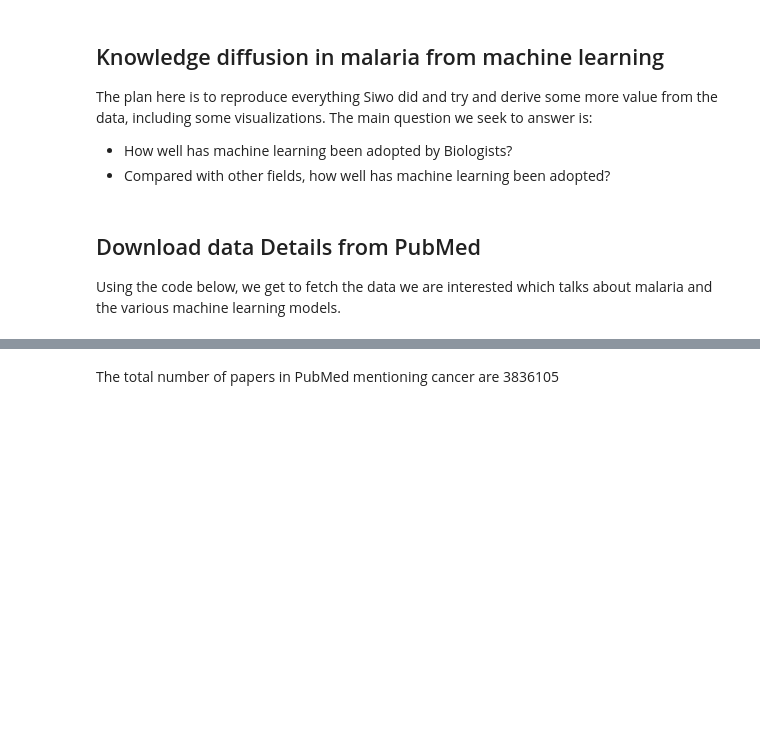
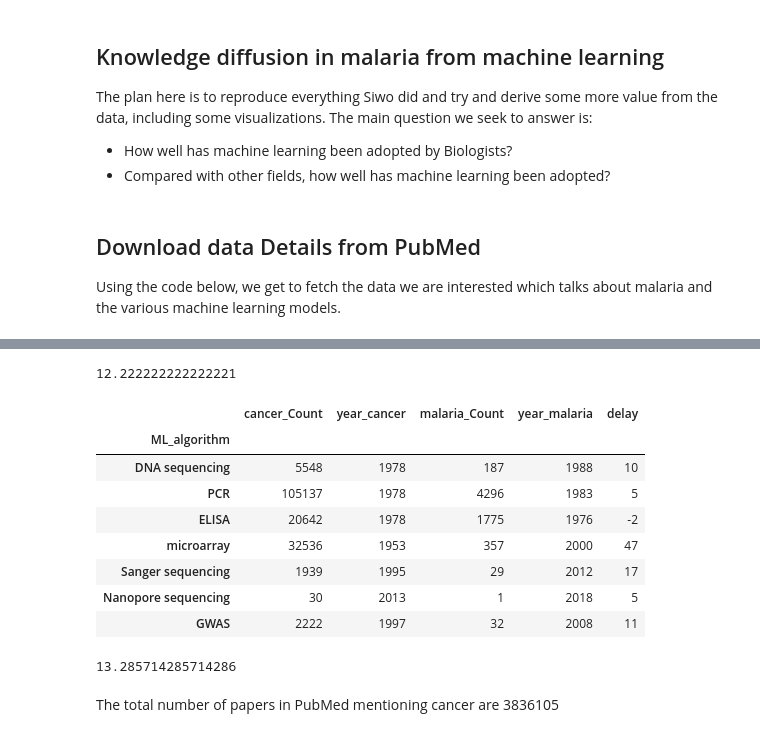
Before and after one commit to kipkurui/MachineLearning4Malaria, a Jupyter notebook: Data_fetching_and_Analysis.ipynb, the cells around one changed output, grey strips where cells are left out. Drawn from its saved outputs; the diff is of its cells as text; code cells hidden in the pictures; blank space fills up the shorter version.

Commit message:
Clean up and add other technologies

```diff
--- a/Data_fetching_and_Analysis.ipynb
+++ b/Data_fetching_and_Analysis.ipynb
@@ -111,0 +135,8 @@ ML_algorithm    Count   First_Paper     Latest_paper
+# %%
+def clean_df(df,disease):
+    df['date'] = pd.to_datetime(df['First_Paper'], errors='coerce')
+    df['year_%s' % disease] = df.date.dt.year
+    df  = df[['ML_algorithm','Count','year_%s' % disease]]
+    df.columns = ['ML_algorithm','%s_Count' % disease,'year_%s' % disease]
+
+    return df
@@ -111,0 +171,10 @@ ML_algorithm    Count   First_Paper     Latest_paper
+# %%
+def merge_data(df1,df2,disease1,disease2):
+    """
+    Ceates a merged dataframe of two diseases being compared
+    with the delay in tech adoption in years
+    """
+    marged_data = pd.merge(df1, df2, on='ML_algorithm')
+    marged_data['delay'] = marged_data['year_%s' % disease2] - marged_data['year_%s' % disease1]
+    marged_data.set_index('ML_algorithm',inplace=True)
+    return  marged_data
@@ -112,3 +183,28 @@ ML_algorithm    Count   First_Paper     Latest_paper
+# %%
+malaria_cancer_ml.delay.mean()
+# %% [output]
+12.222222222222221
+# %%
+other_cancer = clean_df(other_tech_cancer,'cancer')
+other_malaria = clean_df(other_tech_malaria,'malaria')
+# %%
+malaria_cancer_other = merge_data(other_cancer,other_malaria,"cancer","malaria")
+# %%
+malaria_cancer_other
+# %% [output]
+|  | cancer_Count | year_cancer | malaria_Count | year_malaria | delay |
+| ML_algorithm |  |  |  |  |  |
+| DNA sequencing | 5548 | 1978 | 187 | 1988 | 10 |
+| PCR | 105137 | 1978 | 4296 | 1983 | 5 |
+| ELISA | 20642 | 1978 | 1775 | 1976 | -2 |
+| microarray | 32536 | 1953 | 357 | 2000 | 47 |
+| Sanger sequencing | 1939 | 1995 | 29 | 2012 | 17 |
+| Nanopore sequencing | 30 | 2013 | 1 | 2018 | 5 |
+| GWAS | 2222 | 1997 | 32 | 2008 | 11 |
+# %%
+malaria_cancer_other.delay.mean()
+# %% [output]
+13.285714285714286
 # %% [markdown]
 The total number of papers in PubMed mentioning cancer are 3836105
 # %%
```
Also changed, not shown: parts of 25 cells of this notebook.
